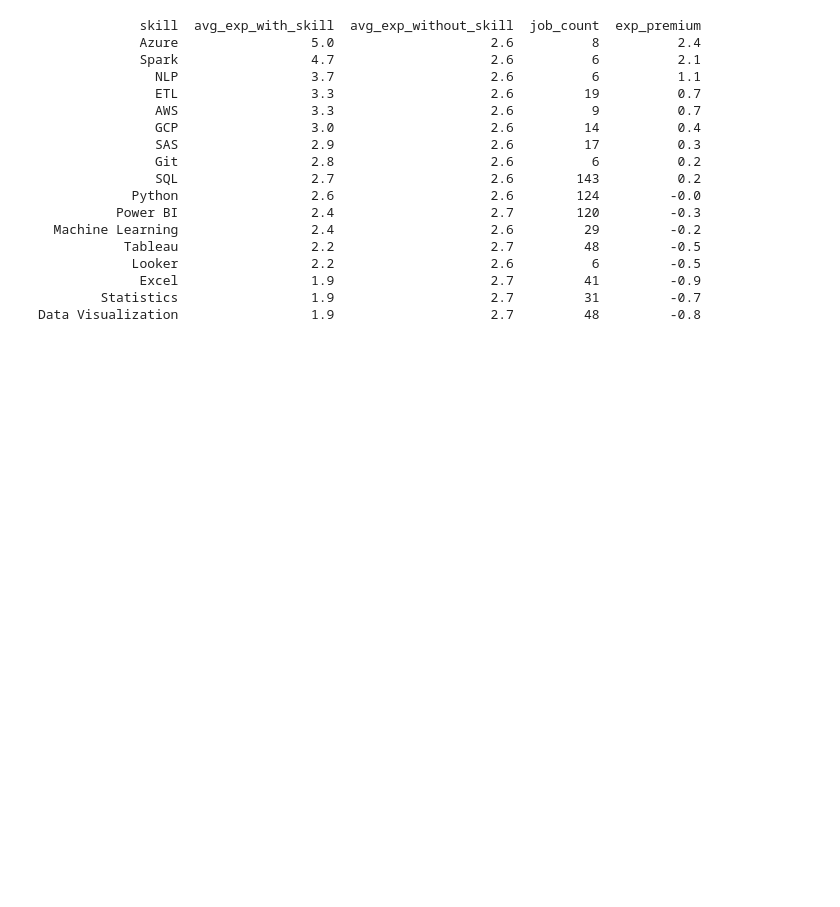
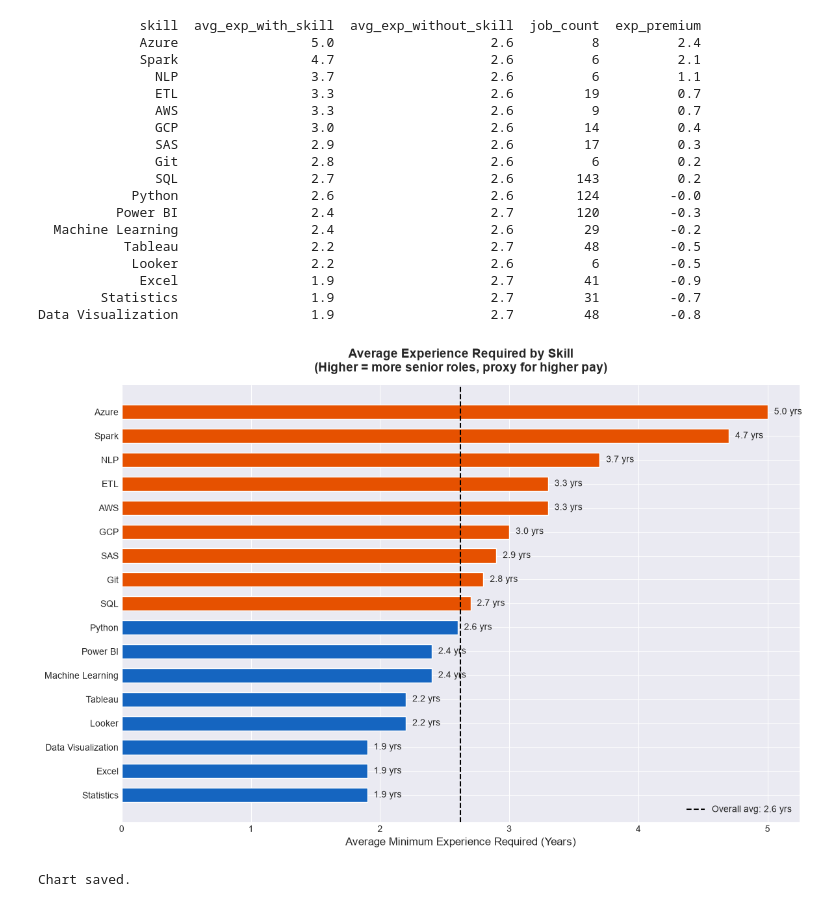
Before and after one commit to AbhishekSohal/Tech-Skill-Demand-Tracker, a Jupyter notebook: notebook/market_analysis.ipynb, the cells around one changed output. Saved outputs shown, nothing was run; the diff lists cells and outputs as text; code cells hidden in the pictures; blank space fills up the shorter version.

Commit message:
visualised avg exp req per cell

```diff
--- a/notebook/market_analysis.ipynb
+++ b/notebook/market_analysis.ipynb
@@ -669,3 +669,50 @@ print(exp_df.to_string(index=False))
              Excel                 1.9                    2.7         41         -0.9
         Statistics                 1.9                    2.7         31         -0.7
 Data Visualization                 1.9                    2.7         48         -0.8
+# %%
+# Cell 2 — Visualise average experience required per skill
+fig, ax = plt.subplots(figsize=(12, 8))
+
+exp_df_sorted = exp_df.sort_values('avg_exp_with_skill', ascending=True)
+
+colors = ['#E65100' if x > 0 else '#1565C0'
+          for x in exp_df_sorted['exp_premium']]
+
+bars = ax.barh(
+    exp_df_sorted['skill'],
+    exp_df_sorted['avg_exp_with_skill'],
+    color=colors,
+    height=0.6,
+    edgecolor='white'
+)
+
+for bar, val in zip(bars, exp_df_sorted['avg_exp_with_skill']):
+    ax.text(
+        bar.get_width() + 0.05,
+        bar.get_y() + bar.get_height()/2,
+        f'{val} yrs',
+        va='center',
+        fontsize=10
+    )
+
+# Add overall average line
+overall_avg = df['min_experience'].mean()
+ax.axvline(x=overall_avg, color='black', linestyle='--', linewidth=1.5,
+           label=f'Overall avg: {overall_avg:.1f} yrs')
+
+ax.set_xlabel('Average Minimum Experience Required (Years)', fontsize=12)
+ax.set_title(
+    'Average Experience Required by Skill\n'
+    '(Higher = more senior roles, proxy for higher pay)',
+    fontsize=14, fontweight='bold', pad=15
+)
+ax.legend(fontsize=10)
+ax.spines['top'].set_visible(False)
+ax.spines['right'].set_visible(False)
+plt.tight_layout()
+plt.savefig('../data/skill_experience_correlation.png', dpi=150, bbox_inches='tight')
+plt.show()
+print("Chart saved.")
+# %% [output]
+[figure, added]
+Chart saved.
```
